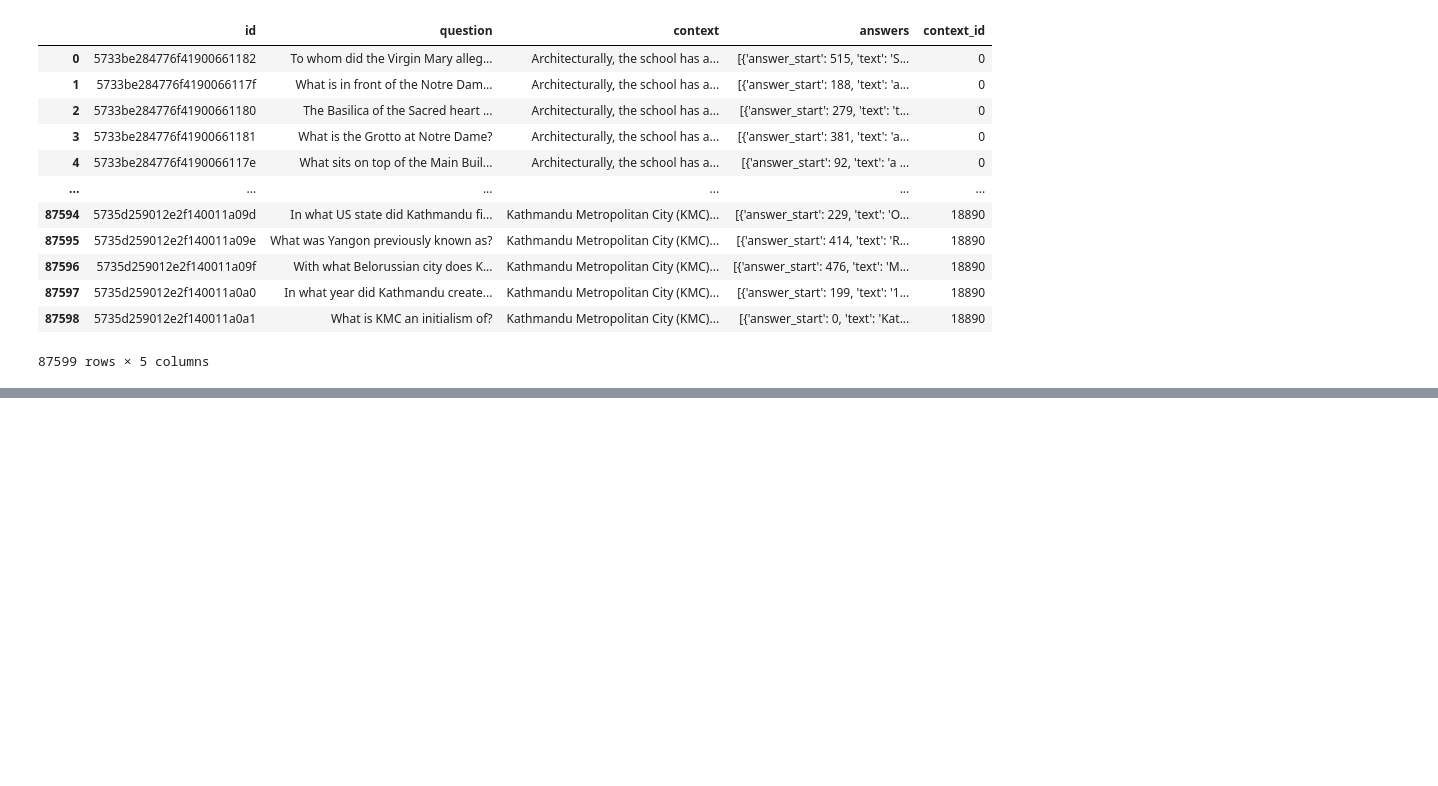
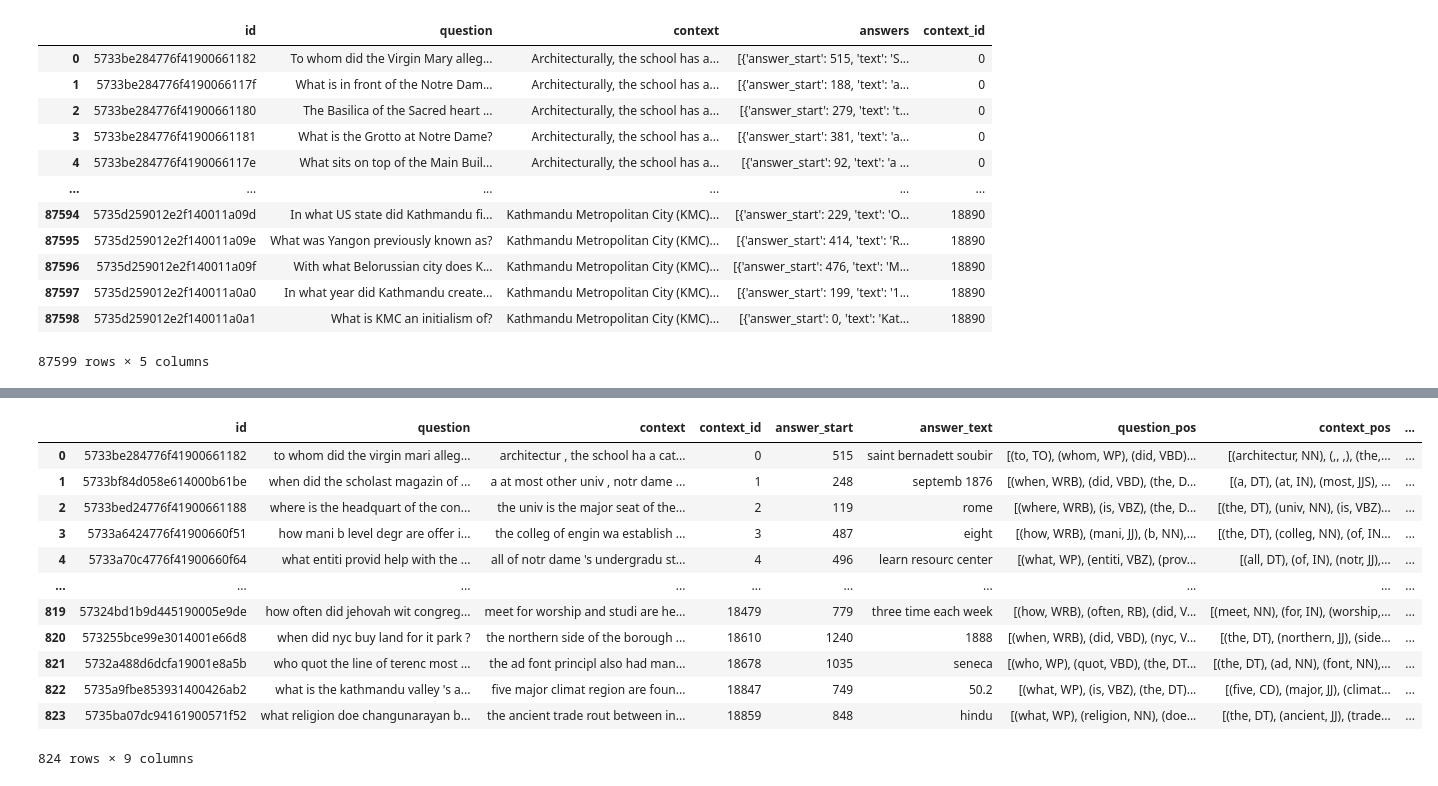
Before and after one commit to Harsh-0001/CCNLP-Mini-Project, a Jupyter notebook: mini_project.ipynb, the cells around one changed output, grey strips where cells are left out. Saved outputs shown, nothing was run; the diff lists cells and outputs as text; code cells hidden in the pictures; blank space fills up the shorter version.

```diff
--- a/mini_project.ipynb
+++ b/mini_project.ipynb
@@ -92,0 +58,10 @@ ModuleNotFoundError: No module named 'nltk'
+# %%
+train_data[['answer_start', 'answer_text']] = train_data['answers'].apply(lambda x: pd.Series([x[0]['answer_start'], x[0]['text']]))
+train_data.drop('answers', axis=1, inplace=True)
+# %%
+train_data.drop_duplicates(subset=['question'], inplace=True)
+train_data.drop_duplicates(subset=['context'], inplace=True)
+train_data.drop_duplicates(subset=['answer_start'], inplace=True)
+train_data.drop_duplicates(subset=['answer_text'], inplace=True)
+train_data.reset_index(drop=True, inplace=True)
+train_data
@@ -92,0 +82,19 @@ ModuleNotFoundError: No module named 'nltk'
+# %%
+import nltk
+from nltk.stem import PorterStemmer, WordNetLemmatizer
+from nltk.tokenize import word_tokenize
+nltk.download('punkt')
+nltk.download('wordnet')
+
+ps = PorterStemmer()
+wnl = WordNetLemmatizer()
+
+def stem_and_lemmatize(text):
+    tokens = word_tokenize(text)
+    stemmed_tokens = [ps.stem(token) for token in tokens]
+    lemmatized_tokens = [wnl.lemmatize(token) for token in stemmed_tokens]
+    return ' '.join(lemmatized_tokens)
+
+train_data['question'] = train_data['question'].apply(stem_and_lemmatize)
+train_data['context'] = train_data['context'].apply(stem_and_lemmatize)
+train_data['answer_text'] = train_data['answer_text'].apply(stem_and_lemmatize)
@@ -92,0 +122,27 @@ ModuleNotFoundError: No module named 'nltk'
+# %%
+from nltk import pos_tag
+
+def pos_tagging(text):
+    tokens = word_tokenize(text)
+    pos_tags = pos_tag(tokens)
+    return pos_tags
+
+train_data['question_pos'] = train_data['question'].apply(pos_tagging)
+train_data['context_pos'] = train_data['context'].apply(pos_tagging)
+train_data['answer_text_pos'] = train_data['answer_text'].apply(pos_tagging)
+# %%
+train_data
+# %% [output]
+|  | id | question | context | context_id | answer_start | answer_text | question_pos | context_pos | ... |
+| 0 | 5733be284776f41900661182 | to whom did the virgin mari alleg... | architectur , the school ha a cat... | 0 | 515 | saint bernadett soubir | [(to, TO), (whom, WP), (did, VBD)... | [(architectur, NN), (,, ,), (the,... | ... |
+| 1 | 5733bf84d058e614000b61be | when did the scholast magazin of ... | a at most other univ , notr dame ... | 1 | 248 | septemb 1876 | [(when, WRB), (did, VBD), (the, D... | [(a, DT), (at, IN), (most, JJS), ... | ... |
+| 2 | 5733bed24776f41900661188 | where is the headquart of the con... | the univ is the major seat of the... | 2 | 119 | rome | [(where, WRB), (is, VBZ), (the, D... | [(the, DT), (univ, NN), (is, VBZ)... | ... |
+| 3 | 5733a6424776f41900660f51 | how mani b level degr are offer i... | the colleg of engin wa establish ... | 3 | 487 | eight | [(how, WRB), (mani, JJ), (b, NN),... | [(the, DT), (colleg, NN), (of, IN... | ... |
+| 4 | 5733a70c4776f41900660f64 | what entiti provid help with the ... | all of notr dame 's undergradu st... | 4 | 496 | learn resourc center | [(what, WP), (entiti, VBZ), (prov... | [(all, DT), (of, IN), (notr, JJ),... | ... |
+| ... | ... | ... | ... | ... | ... | ... | ... | ... | ... |
+| 819 | 57324bd1b9d445190005e9de | how often did jehovah wit congreg... | meet for worship and studi are he... | 18479 | 779 | three time each week | [(how, WRB), (often, RB), (did, V... | [(meet, NN), (for, IN), (worship,... | ... |
+| 820 | 573255bce99e3014001e66d8 | when did nyc buy land for it park ? | the northern side of the borough ... | 18610 | 1240 | 1888 | [(when, WRB), (did, VBD), (nyc, V... | [(the, DT), (northern, JJ), (side... | ... |
+| 821 | 5732a488d6dcfa19001e8a5b | who quot the line of terenc most ... | the ad font principl also had man... | 18678 | 1035 | seneca | [(who, WP), (quot, VBD), (the, DT... | [(the, DT), (ad, NN), (font, NN),... | ... |
+| 822 | 5735a9fbe853931400426ab2 | what is the kathmandu valley 's a... | five major climat region are foun... | 18847 | 749 | 50.2 | [(what, WP), (is, VBZ), (the, DT)... | [(five, CD), (major, JJ), (climat... | ... |
+| 823 | 5735ba07dc94161900571f52 | what religion doe changunarayan b... | the ancient trade rout between in... | 18859 | 848 | hindu | [(what, WP), (religion, NN), (doe... | [(the, DT), (ancient, JJ), (trade... | ... |
+824 rows × 9 columns
```
Also changed, not shown: parts of 10 cells of this notebook.
